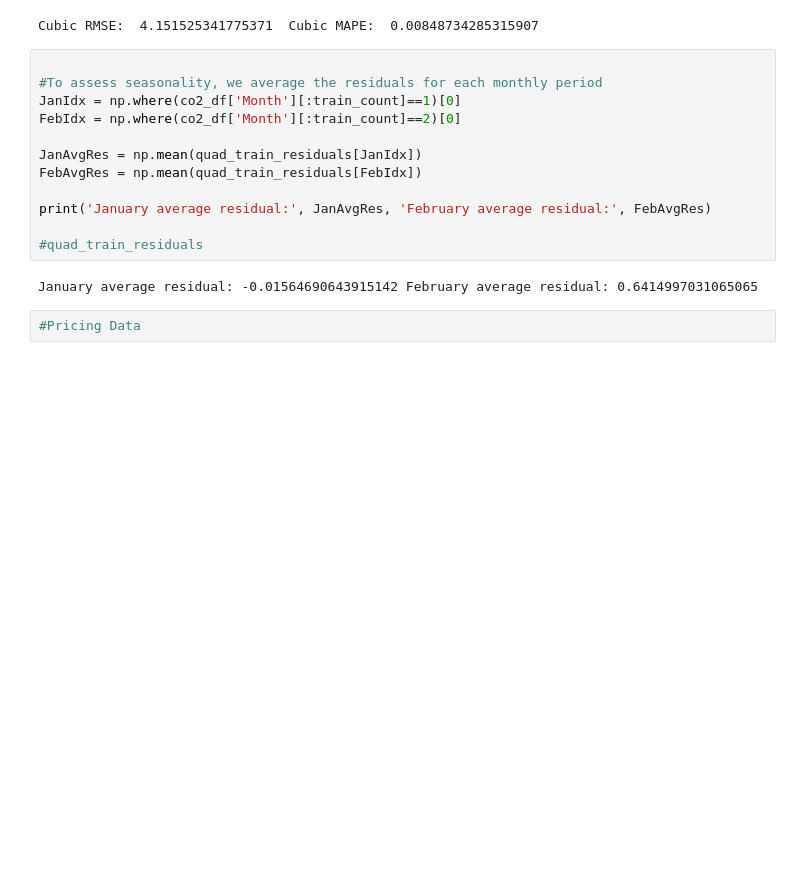
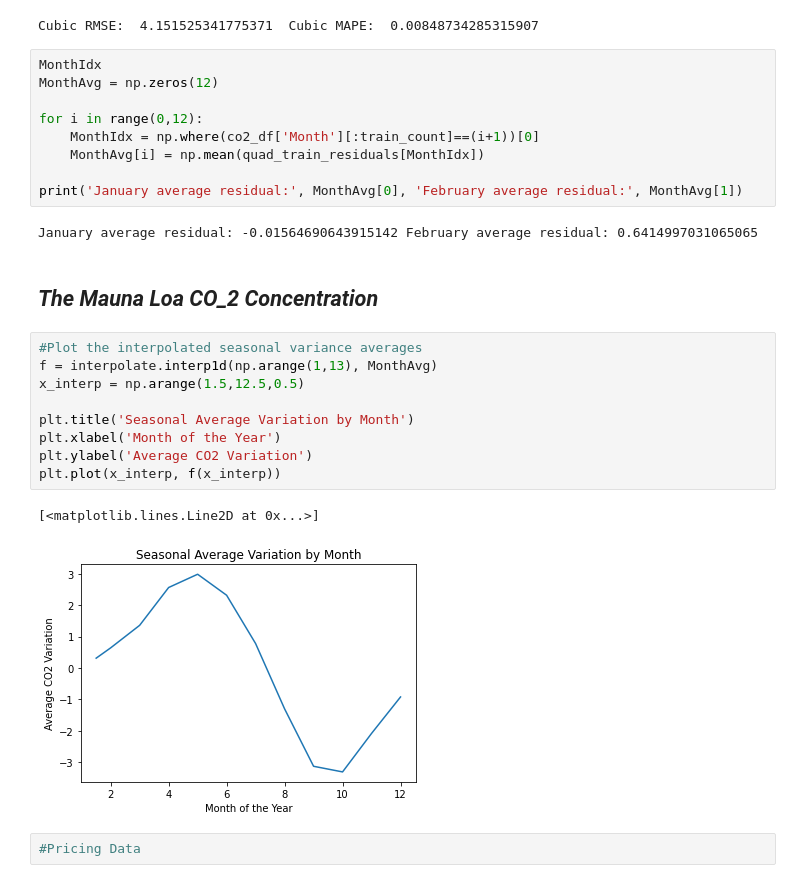
Before and after one commit to jaseidel/MITx_Analytics_Time_Series, a Jupyter notebook: Project_4.ipynb, the cells around one changed output. Drawn from its saved outputs; the diff is of its cells as text; blank space fills up the shorter version.

Commit message:
Seasonal variation plot

```diff
--- a/Project_4.ipynb
+++ b/Project_4.ipynb
@@ -151,20 +152,31 @@ Cube_MAPE = mean_absolute_percentage_error(Y_test, Y_test_cube_predict)
 print("Cubic RMSE: ", Cube_RMSE, " Cubic MAPE: ", Cube_MAPE)
 # %% [output]
 Cubic RMSE:  4.151525341775371  Cubic MAPE:  0.00848734285315907
-# %%
-
-#To assess seasonality, we average the residuals for each monthly period
-JanIdx = np.where(co2_df['Month'][:train_count]==1)[0]
-FebIdx = np.where(co2_df['Month'][:train_count]==2)[0]
-
-JanAvgRes = np.mean(quad_train_residuals[JanIdx])
-FebAvgRes = np.mean(quad_train_residuals[FebIdx])
-
-print('January average residual:', JanAvgRes, 'February average residual:', FebAvgRes)
-
-#quad_train_residuals
-# %% [output]
-January average residual: -0.01564690643915142 February average residual: 0.6414997031065065
+# %%
+MonthIdx
+MonthAvg = np.zeros(12)
+
+for i in range(0,12):
+    MonthIdx = np.where(co2_df['Month'][:train_count]==(i+1))[0]
+    MonthAvg[i] = np.mean(quad_train_residuals[MonthIdx])
+
+print('January average residual:', MonthAvg[0], 'February average residual:', MonthAvg[1])
+# %% [output]
+January average residual: -0.01564690643915142 February average residual: 0.6414997031065065
+# %% [markdown]
+## *The Mauna Loa CO_2 Concentration*
+# %%
+#Plot the interpolated seasonal variance averages
+f = interpolate.interp1d(np.arange(1,13), MonthAvg)
+x_interp = np.arange(1.5,12.5,0.5)
+
+plt.title('Seasonal Average Variation by Month')
+plt.xlabel('Month of the Year')
+plt.ylabel('Average CO2 Variation')
+plt.plot(x_interp, f(x_interp))
+# %% [output]
+[<matplotlib.lines.Line2D at 0x...>]
+[figure, added]
 # %%
 #Pricing Data
 # %%
```
Also changed, not shown: parts of 3 cells of this notebook.
